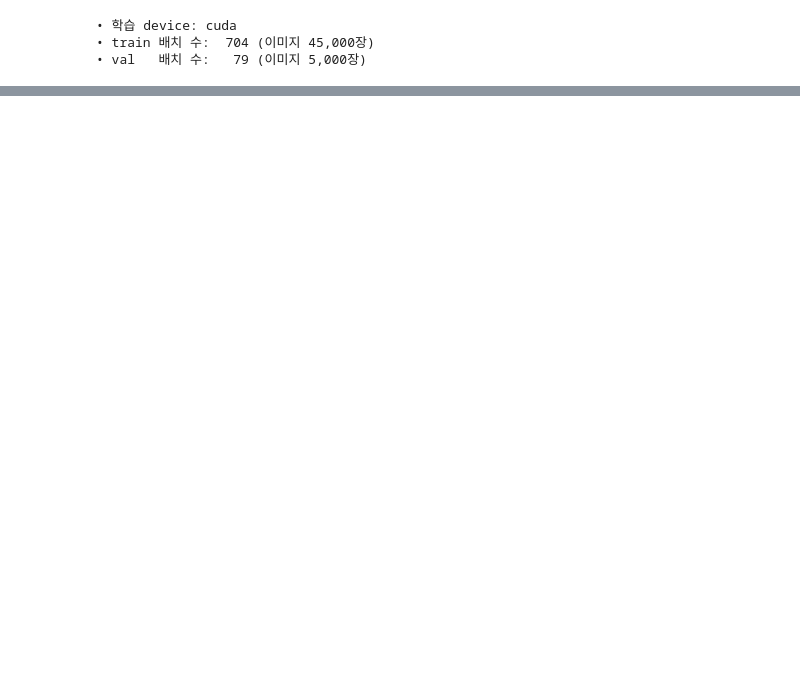
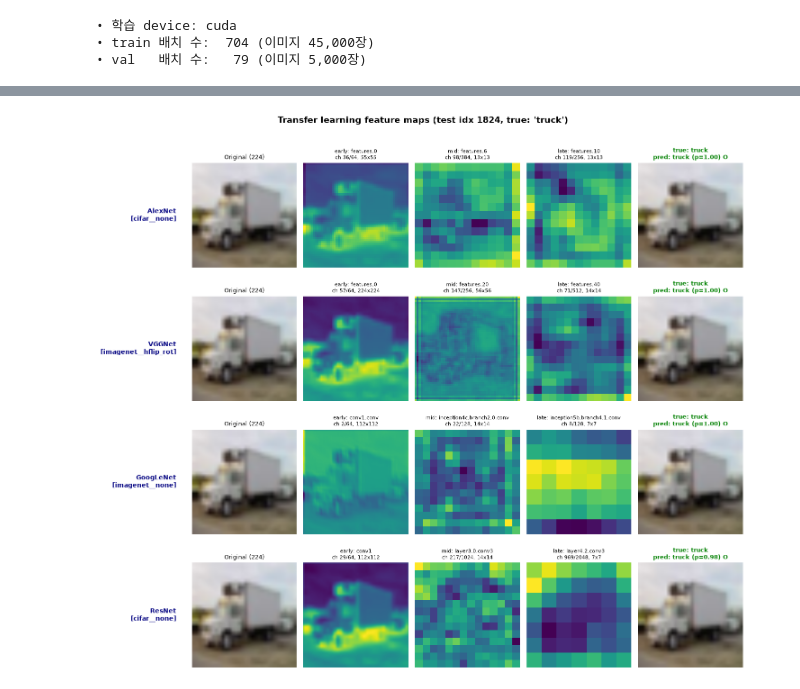
Before and after one commit to raewoo0908/codeit, a Jupyter notebook: course/part2/computer_vision/workbook/07_modeling_CIFAR10_practice.ipynb, the cells around one changed output, grey strips where cells are left out. Cells and saved outputs as stored; diff of their text form; code cells hidden in the pictures; blank space fills up the shorter version.

```diff
--- a/course/part2/computer_vision/workbook/07_modeling_CIFAR10_practice.ipynb
+++ b/course/part2/computer_vision/workbook/07_modeling_CIFAR10_practice.ipynb
@@ -1211,0 +2731,94 @@ plt.show()
+# %%
+# 시각화: 학습 완료된 네 전이학습 모델에 대해 임의의 이미지 하나 입력.
+# 각 모델 별로 세 계층에서 featuremap을 추출해 이미지가 어떻게 변하는지 시각화한다.
+# row: [AlexNet, VGGNet, GoogLeNet, ResNet]
+# column: [원본(224), early / mid / late featuremap(대표 채널 1개), 최종 예측(사진 + 정답/예측 라벨)]
+#   - 모든 Conv2d 중 첫 번째 / 가운데 / 마지막 Conv2d 출력을 forward hook으로 캡처한다.
+#   - 모델마다 학습 때 쓴 정규화가 다를 수 있으므로, 입력 텐서도 모델별 정규화로 따로 만든다.
+
+CIFAR_CLASSES = cifar10_test_dataset.classes
+FEATURE_SAMPLE_IDX = None          # 특정 이미지를 보고 싶으면 test 인덱스를 지정 (None이면 시드 고정 랜덤)
+FM_STAGES = ["early", "mid", "late"]
+
+set_seed(RANDOM_SEED)
+sample_idx = FEATURE_SAMPLE_IDX if FEATURE_SAMPLE_IDX is not None else random.randrange(len(cifar10_test_dataset))
+raw_pil, true_label = cifar10_test_dataset[sample_idx]
+show_img = build_eval_transform("totensor")(raw_pil).permute(1, 2, 0).numpy()   # 표시용 [0,1] 224x224
+
+
+def capture_feature_maps(model, x):
+    """첫/가운데/마지막 Conv2d 출력을 hook으로 캡처 → ({stage: (레이어 이름, 출력)}, 로짓)."""
+    convs = [(n, m) for n, m in model.named_modules() if isinstance(m, nn.Conv2d)]
+    picks = {"early": convs[0], "mid": convs[len(convs) // 2], "late": convs[-1]}
+
+    acts, handles = {}, []
+    for stage, (layer_name, layer) in picks.items():
+        handles.append(layer.register_forward_hook(
+            lambda mod, inp, out, s=stage, ln=layer_name: acts.__setitem__(s, (ln, out.detach().float().cpu()))
+        ))
+    model.eval()
+    try:
+        with torch.no_grad():
+            logits = model(x)
+    finally:
+        for h in handles:
+            h.remove()
+    return acts, logits.float().cpu()
+
+
+def top_channel(fmap):
+    """(1, C, H, W)에서 평균 |활성도|가 가장 큰 채널 하나를 (2D 배열, 채널 번호)로 반환한다."""
+    c = fmap[0].abs().mean(dim=(1, 2)).argmax().item()
+    return fmap[0, c].numpy(), c
+
+
+best_keys = get_best_transfer_keys(load_transfer_log())
+names = [n for n in MODEL_ORDER if n in best_keys]
+if not names:
+    raise RuntimeError("완주한 전이학습 run이 없습니다. 셀 24를 먼저 실행하세요.")
+
+fig, axes = plt.subplots(len(names), 5, figsize=(5 * 2.9, len(names) * 3.1), squeeze=False)
+fig.suptitle(f"Transfer learning feature maps (test idx {sample_idx}, true: '{CIFAR_CLASSES[true_label]}')",
+             fontsize=14, fontweight="bold", y=1.01)
+
+for r, name in enumerate(names):
+    key = best_keys[name][0]
+    x = test_datasets[val_key_of(key)][sample_idx][0].unsqueeze(0).to(device)   # 학습과 같은 정규화
+    model, _ = load_transfer_model(name, key)
+    acts, logits = capture_feature_maps(model, x)
+    del model
+    _free_gpu()
+
+    probs = torch.softmax(logits, dim=1)[0]
+    pred = probs.argmax().item()
+    correct = pred == true_label
+
+    # col 0: 원본 + 행 라벨(모델명, 사용한 전처리)
+    axes[r, 0].imshow(show_img)
+    axes[r, 0].set_title("Original (224)", fontsize=9)
+    axes[r, 0].text(-0.15, 0.5, f"{name}\n[{key}]", transform=axes[r, 0].transAxes,
+                    fontsize=10, fontweight="bold", va="center", ha="right", color="navy")
+
+    # col 1~3: early / mid / late 대표 채널
+    for j, stage in enumerate(FM_STAGES, start=1):
+        layer_name, fmap = acts[stage]
+        fm2d, ch = top_channel(fmap)
+        _, C, H, W = fmap.shape
+        axes[r, j].imshow(fm2d, cmap="viridis")
+        axes[r, j].set_title(f"{stage}: {layer_name}\nch {ch}/{C}, {H}x{W}", fontsize=8)
+
+    # col 4: 최종 예측 (사진 + 정답/예측 라벨, 정답 초록 / 오답 빨강)
+    axes[r, 4].imshow(show_img)
+    axes[r, 4].set_title(
+        f"true: {CIFAR_CLASSES[true_label]}\npred: {CIFAR_CLASSES[pred]} (p={probs[pred]:.2f}) "
+        f"{'O' if correct else 'X'}",
+        fontsize=9, fontweight="bold", color=("green" if correct else "red"),
+    )
+
+    for ax in axes[r]:
+        ax.axis("off")
+
+plt.tight_layout()
+plt.show()
+# %% [output]
+[figure, added]
```
Also changed, not shown: parts of 30 cells of this notebook.
